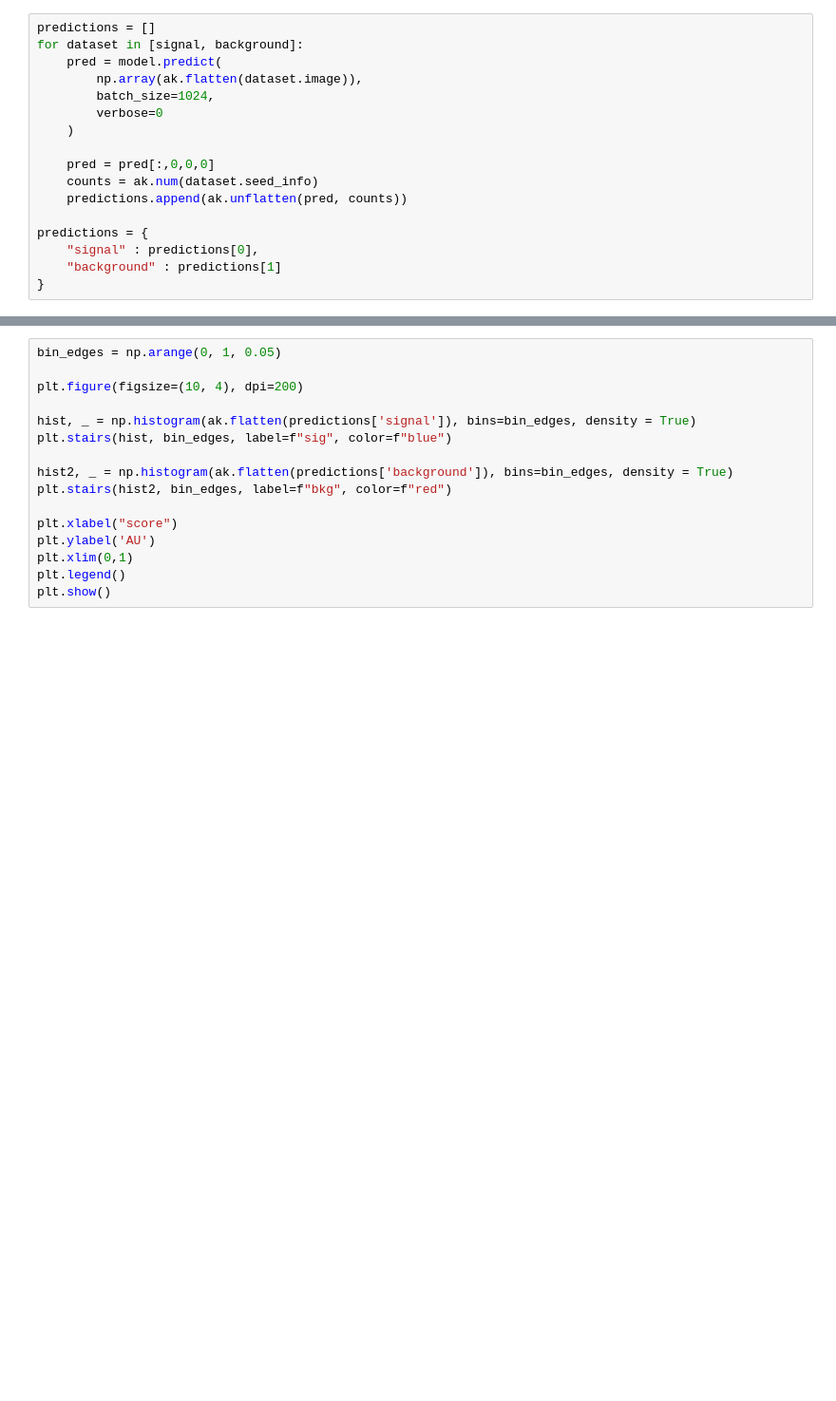
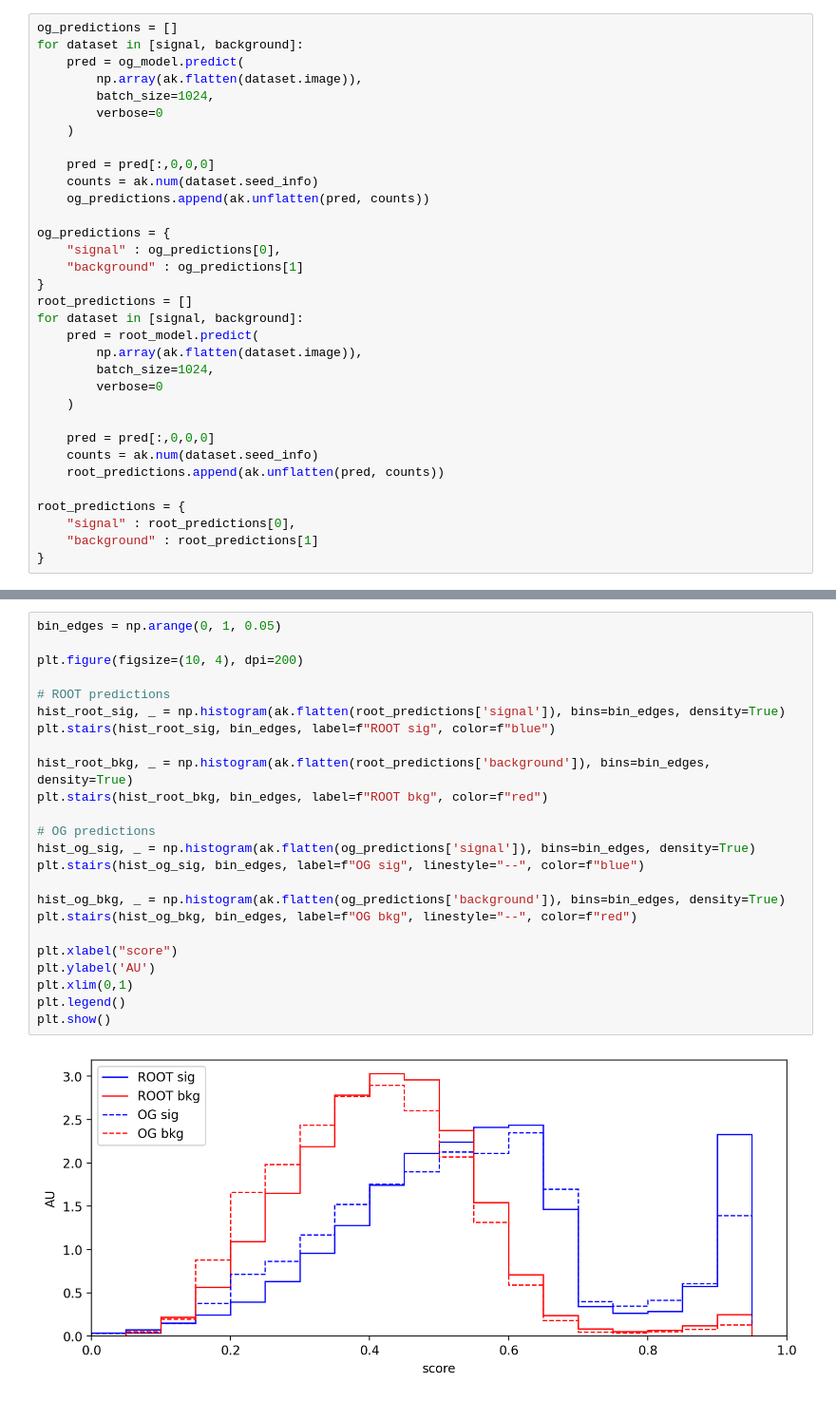
Before and after one commit to JazzyJonah/OpenFastML, a Jupyter notebook: notebooks/test_model.ipynb, the cells around one changed output, grey strips where cells are left out. Shown at 95% size. Drawn from its saved outputs; the diff is of its cells as text; blank space fills up the shorter version.

```diff
--- a/notebooks/test_model.ipynb
+++ b/notebooks/test_model.ipynb
@@ -18,7 +47,7 @@ model = load_qCNN(model_path)
 # %%
-predictions = []
+og_predictions = []
 for dataset in [signal, background]:
-    pred = model.predict(
+    pred = og_model.predict(
         np.array(ak.flatten(dataset.image)),
         batch_size=1024,
         verbose=0
@@ -26,10 +55,26 @@ for dataset in [signal, background]:
 
     pred = pred[:,0,0,0]
     counts = ak.num(dataset.seed_info)
-    predictions.append(ak.unflatten(pred, counts))
+    og_predictions.append(ak.unflatten(pred, counts))
 
-predictions = {
-    "signal" : predictions[0],
-    "background" : predictions[1]
+og_predictions = {
+    "signal" : og_predictions[0],
+    "background" : og_predictions[1]
 }
+root_predictions = []
+for dataset in [signal, background]:
+    pred = root_model.predict(
+        np.array(ak.flatten(dataset.image)),
+        batch_size=1024,
+        verbose=0
+    )
+
+    pred = pred[:,0,0,0]
+    counts = ak.num(dataset.seed_info)
+    root_predictions.append(ak.unflatten(pred, counts))
+
+root_predictions = {
+    "signal" : root_predictions[0],
+    "background" : root_predictions[1]
+}
 # %%
@@ -57,16 +118,26 @@ plt.show()
 # %%
 bin_edges = np.arange(0, 1, 0.05)
 
 plt.figure(figsize=(10, 4), dpi=200)
 
-hist, _ = np.histogram(ak.flatten(predictions['signal']), bins=bin_edges, density = True)
-plt.stairs(hist, bin_edges, label=f"sig", color=f"blue")
+# ROOT predictions
+hist_root_sig, _ = np.histogram(ak.flatten(root_predictions['signal']), bins=bin_edges, density=True)
+plt.stairs(hist_root_sig, bin_edges, label=f"ROOT sig", color=f"blue")
 
-hist2, _ = np.histogram(ak.flatten(predictions['background']), bins=bin_edges, density = True)
-plt.stairs(hist2, bin_edges, label=f"bkg", color=f"red")
+hist_root_bkg, _ = np.histogram(ak.flatten(root_predictions['background']), bins=bin_edges, density=True)
+plt.stairs(hist_root_bkg, bin_edges, label=f"ROOT bkg", color=f"red")
+
+# OG predictions
+hist_og_sig, _ = np.histogram(ak.flatten(og_predictions['signal']), bins=bin_edges, density=True)
+plt.stairs(hist_og_sig, bin_edges, label=f"OG sig", linestyle="--", color=f"blue")
+
+hist_og_bkg, _ = np.histogram(ak.flatten(og_predictions['background']), bins=bin_edges, density=True)
+plt.stairs(hist_og_bkg, bin_edges, label=f"OG bkg", linestyle="--", color=f"red")
 
 plt.xlabel("score")
 plt.ylabel('AU')
 plt.xlim(0,1)
 plt.legend()
 plt.show()
+# %% [output]
+[figure, added]
```
Also changed, not shown: parts of 8 cells of this notebook, 26 other files.
